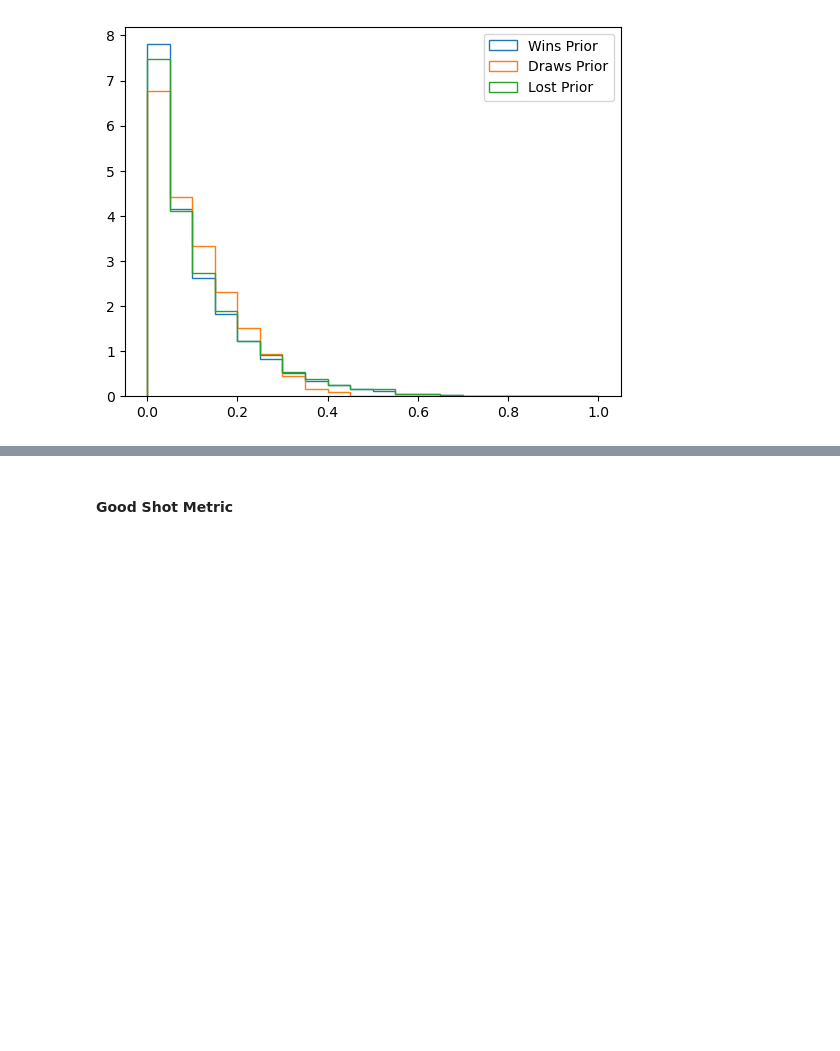
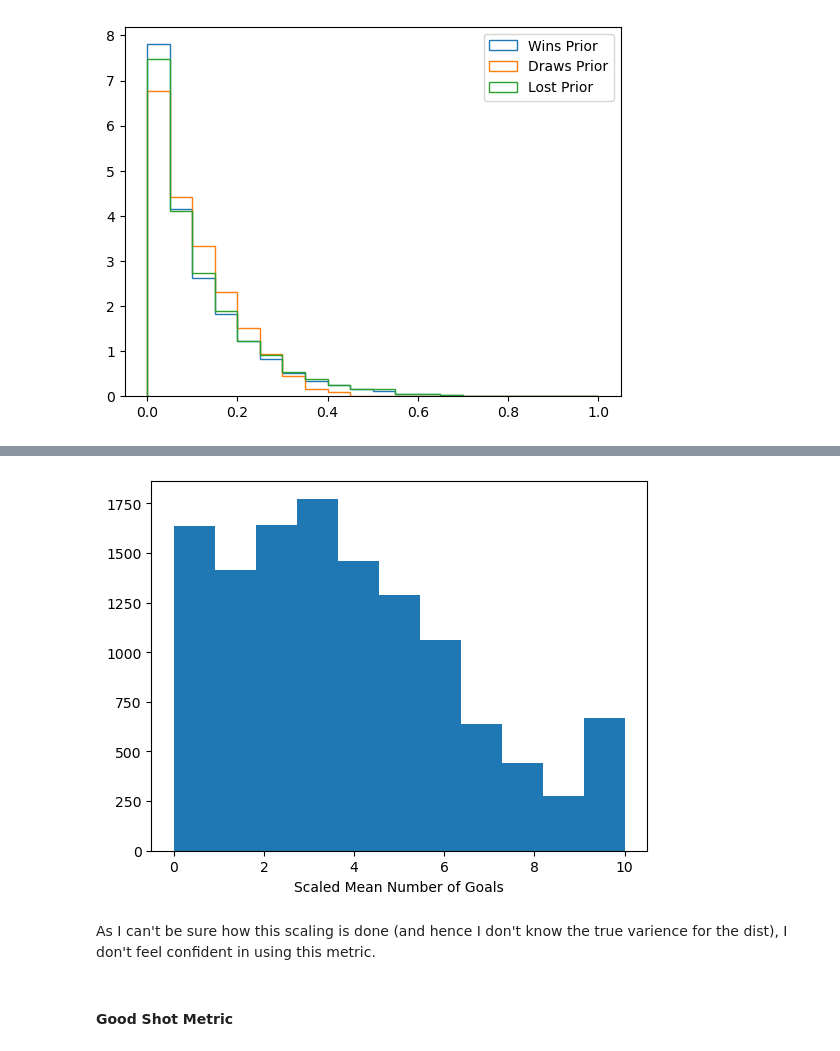
Before and after one commit to DomincDootson/Football_Game_Prediction, a Jupyter notebook: Exploratory_Data_Analysis.ipynb, the cells around one changed output, grey strips where cells are left out. Drawn from its saved outputs; the diff is of its cells as text; code cells hidden in the pictures; blank space fills up the shorter version.

```diff
--- a/Exploratory_Data_Analysis.ipynb
+++ b/Exploratory_Data_Analysis.ipynb
@@ -626,3 +628,11 @@ train_full = pd.DataFrame(scaler.fit_transform(train_full),columns = train_full.
+# %%
+plt.hist(train_full['HOME_TEAM_GOALS_season_average'], bins = 11)
+plt.xlabel("Scaled Mean Number of Goals")
+plt.show()
+# %% [output]
+[figure, added]
+# %% [markdown]
+As I can't be sure how this scaling is done (and hence I don't know the true varience for the dist), I don't feel confident in using this metric.
 # %% [markdown]
 #### Good Shot Metric
 # %% [markdown]
```
Also changed, not shown: parts of 13 cells of this notebook, 19 other files.
